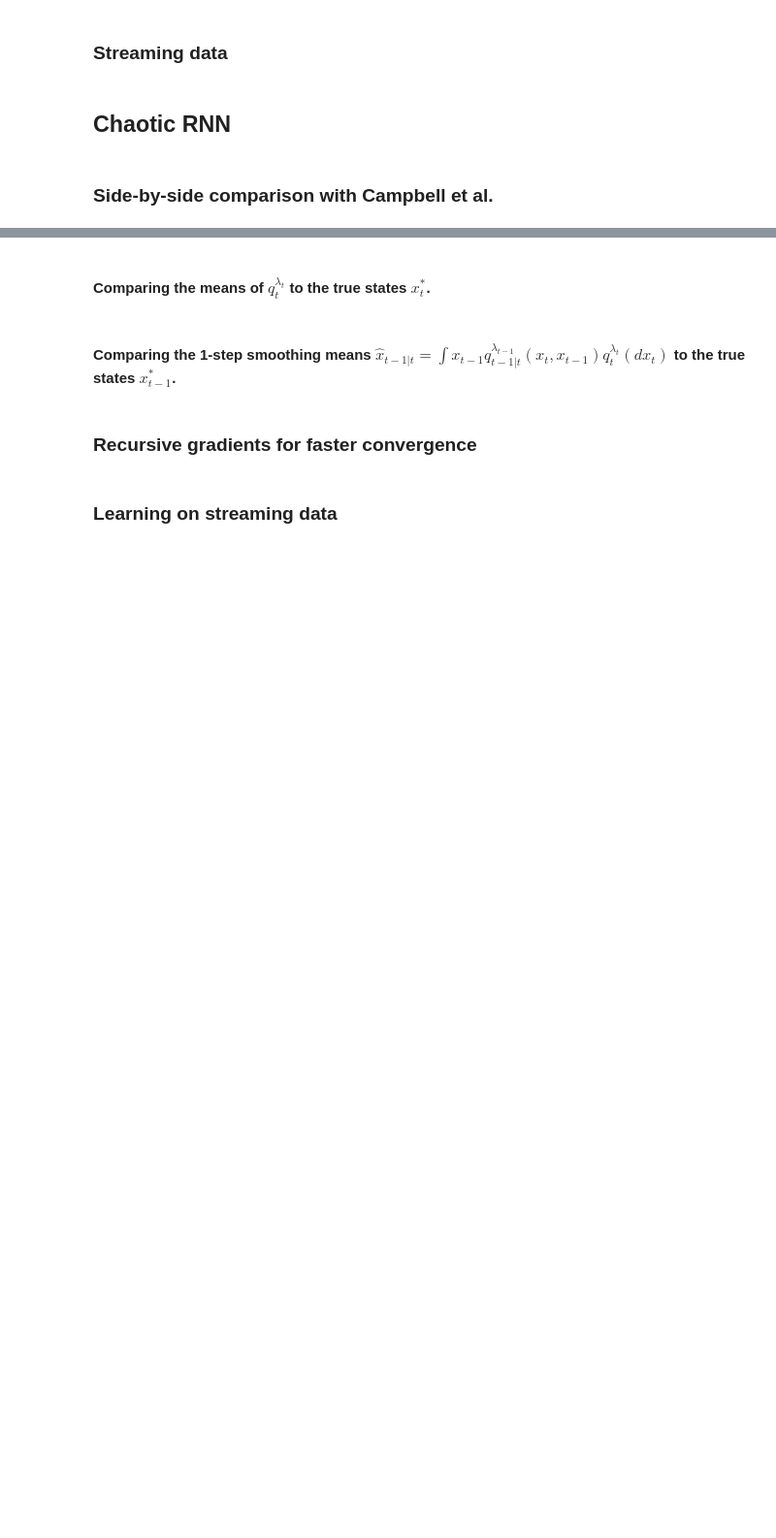
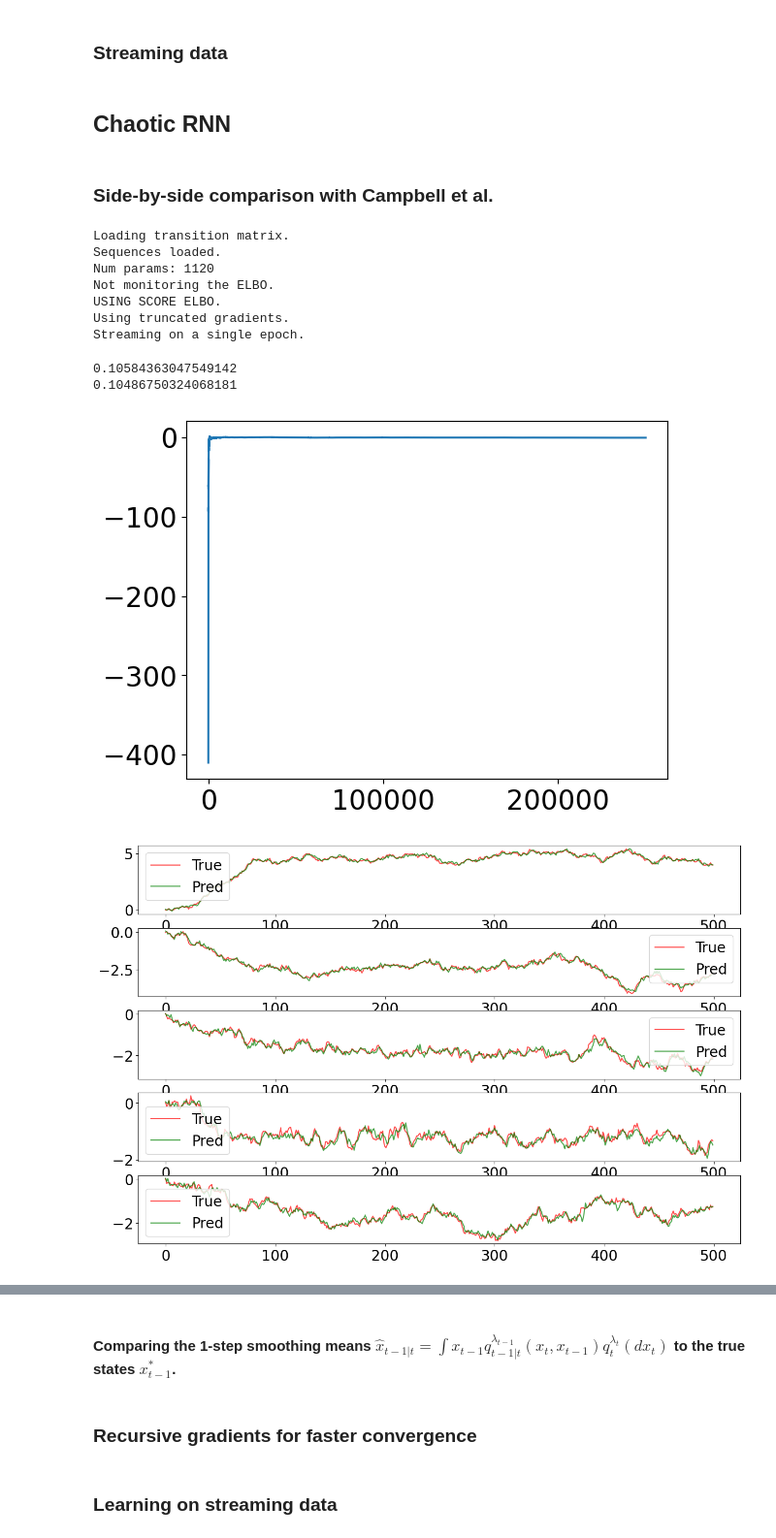
Before and after one commit to mchagneux/backward_ica, a Jupyter notebook: paper_experiments.ipynb, the cells around one changed output, grey strips where cells are left out. Shown at 97% size. Cells and saved outputs as stored; diff of their text form; code cells hidden in the pictures; blank space fills up the shorter version.

```diff
--- a/paper_experiments.ipynb
+++ b/paper_experiments.ipynb
@@ -62,7 +62,7 @@ p_args.seq_length = 5_00
 p_args.emission_bias = False # no bias in the emission kernel, i.e. only Y_t = B X_t + noise
 p_args.transition_bias = False # no bias in the transition kernel, i.e. only X_t = A X_{t-1} + noise
 p_args.transition_matrix_conditionning = 'diagonal' # the transition matrix will be diagonal
-p_args.range_transition_map_params = [0.6,0.9] # the diagonal values are constrained to [0.9 1]
+p_args.range_transition_map_params = [0.8,0.97] # the diagonal values are constrained to [0.9 1]
 p_args.num_seqs = 1 #
 p_args = set_defaults(p_args, math.sqrt(0.1)) # setting default values for the covariances with realistic Signal to noise ratios
 p = get_generative_model(p_args) # getting the model and its parameters
@@ -89,6 +89,8 @@ learning_key = jax.random.PRNGKey(0)
 
 elbos_list = dict()
 params_list = dict()
+# monitored_elbo_list = dict()
+
 num_fits = 10
 
 generative_settings = []
@@ -108,9 +110,9 @@ for fit_nb in range(num_fits):
 
 elbo_modes = [
         'closed_form',
-        'score,resampling,bptt_depth_2']
+        'score,monitor,resampling,bptt_depth_2']
 
-num_epochs = 500
+num_epochs = 1_000
 key_params, key_mc = jax.random.split(key_learning, 2)
 keys_params = jax.random.split(key_params, num_fits)
 keys_mc = jax.random.split(key_mc, num_fits)
@@ -118,6 +120,7 @@ keys_mc = jax.random.split(key_mc, num_fits)
 for elbo_mode in elbo_modes:
 
     elbos_list[elbo_mode] = dict()
+    # monitored_elbo_list[elbo_mode] = dict()
     params_list[elbo_mode] = dict()
 
     for fit_nb in range(num_fits):
@@ -129,7 +132,7 @@ for elbo_mode in elbo_modes:
                             optim_options='cst', # learning rate schedule
                             num_epochs=num_epochs, # number of full sweeps through the sequence
                             seq_length=p_args.seq_length,
-                            num_samples=10, # number of monte carlo samples (or trajectories in the offline case)
+                            num_samples=10, # number of monte carlo samples (discarded for the analytical elbo)
                             frozen_params='', # which parameters to hold fixed
                             num_seqs=p_args.num_seqs,
                             training_mode=f'reset,{p_args.seq_length},1',
@@ -141,7 +144,10 @@ for elbo_mode in elbo_modes:
                                                                                 args=q_args)
 
 
-        elbos_list[elbo_mode][fit_nb] = elbos.flatten().tolist()
+        if 'score' in elbo_mode:
+            elbos_list[elbo_mode][fit_nb] = aux_results[0].squeeze().tolist()
+        else:
+            elbos_list[elbo_mode][fit_nb] = elbos.flatten().tolist()
         params_list[elbo_mode][fit_nb] = fitted_variational_params
 # %%
 # with open('elbos', 'wb') as f:
@@ -166,6 +172,9 @@ for idx, (elbo_mode, name, color) in enumerate(zip(
                             elbo_modes,
                             ['Analytical', 'Score'],
                             ['black', 'red'])):
+
+    for fit_nb in range(num_fits):
+        plt.plot(elbos[idx, fit_nb], linestyle='dotted', color=color, alpha=0.2)
 
     plt.plot(elbos_mean[idx],
                 color=color,
@@ -364,7 +373,7 @@ p_args.default_emission_matrix = 1.0 # diagonal values for the emission matrix
 p_args.transition_bias = False
 p_args.emission_bias = False
 p_args.num_seqs = 1
-p_args = set_defaults(p_args)
+p_args = set_defaults(p_args, 0.1)
 p_args.num_particles, p_args.num_smooth_particles = None, None
 
 q_args = argparse.Namespace()
@@ -372,7 +381,7 @@ q_args.state_dim, q_args.obs_dim = p_args.state_dim, p_args.obs_dim
 q_args.model = 'nonamortized' # we compare to the nonamortized scenario of Campbell
 q_args.backwd_layers = (100,) # the number of neurons in the hidden layers of the NN that predicts backward parameters
 
-q_args = set_defaults(q_args)
+q_args = set_defaults(q_args, 0.1)
 
 q = get_variational_model(q_args)
 elbo_mode = 'score,resampling,truncated,bptt_depth_2'
@@ -383,39 +392,63 @@ key, key_init_params, key_montecarlo = jax.random.split(key, 3)
 filter_means_campbell = []
 smoothing_means_campbell = []
 data_campbell = []
-for data_dir in data_dirs:
+for data_dir in data_dirs[:1]:
 
     p_args.load_from = data_dir
     p_args.default_transition_matrix = os.path.join(data_dir, 'W.npy')
     p, theta = get_generative_model(p_args, key_params) # no randomness here actually because we load params from Campbell et al. experiments
     xs, ys = p.sample_multiple_sequences(key_sequences,
                                         theta,
                                         1,
                                         p_args.seq_length,
                                         single_split_seq=False,
                                         load_from=p_args.load_from,
                                         loaded_seq=p_args.loaded_seq)
 
     trainer = SVITrainer(p=p,
                         theta_star=theta,
                         q=q,
                         optimizer='adam',
-                        learning_rate=1e-3,
+                        learning_rate=1e-2,
                         optim_options='cst', # learning rate schedule
                         num_epochs=1, # number of full sweeps through the sequence
                         seq_length=p_args.seq_length,
                         num_samples=100, # number of monte carlo samples (or trajectories in the offline case)
                         frozen_params='', # which parameters to hold fixed
                         num_seqs=p_args.num_seqs,
-                        training_mode='streaming,500', # 10 gradient steps per timestep should be enough to have stabilized q_t at each t
+                        training_mode='streaming,500', # 500 gradient steps per timestep to stabilize q_t at each t
                         elbo_mode=elbo_mode)
 
     fitted_variational_params, elbos, aux_results, all_params = trainer.fit(key_init_params,
                                                                             key_montecarlo,
                                                                             data=ys,
                                                                             args=q_args)
 
-    all_params = tree_get_idx(0, all_params)
 
-    params_list.append(all_params)
-    elbo_list.append(elbos.squeeze())
+
+    plt.plot(elbos.flatten())
+
+    filt_means_campbell = np.load(os.path.join(data_dir, 'filter_means.npy'))
+    smoothing_means_campbell = np.load(os.path.join(data_dir, 'x_Tm1_means.npy'))
+
+
+
+    filt_means_ours = tree_get_idx(0, all_params.filt.mean)
+    x_true = xs[0]
+    plot_x_true_against_x_pred(x_true, filt_means_ours)#, y = all_params.filt.mean)
+    plot_x_true_against_x_pred(x_true, filt_means_campbell)#, y = all_params.filt.mean)
+
+    print(compute_rmse_x_true_against_x_pred(x_true, filt_means_ours))
+    print(compute_rmse_x_true_against_x_pred(x_true, filt_means_campbell))
+# %% [output]
+Loading transition matrix.
+Sequences loaded.
+Num params: 1120
+Not monitoring the ELBO.
+USING SCORE ELBO.
+Using truncated gradients.
+Streaming on a single epoch.
+0.10584363047549142
+0.10486750324068181
+[figure, added]
+[figure, added]
@@ -441,2 +455,0 @@ for idx, data_dir in enumerate(data_dirs):
-# %% [markdown]
-#### Comparing the means of $q_t^{\lambda_{t}}$ to the true states $x_t^{*}$.
```
Also changed, not shown: parts of 4 cells of this notebook, 5 other files.
